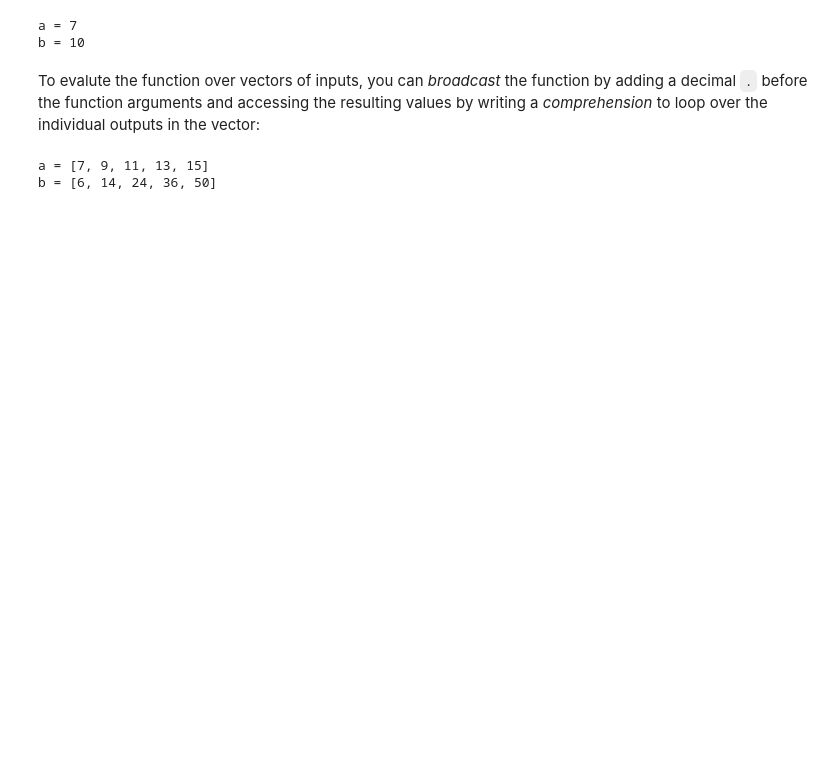
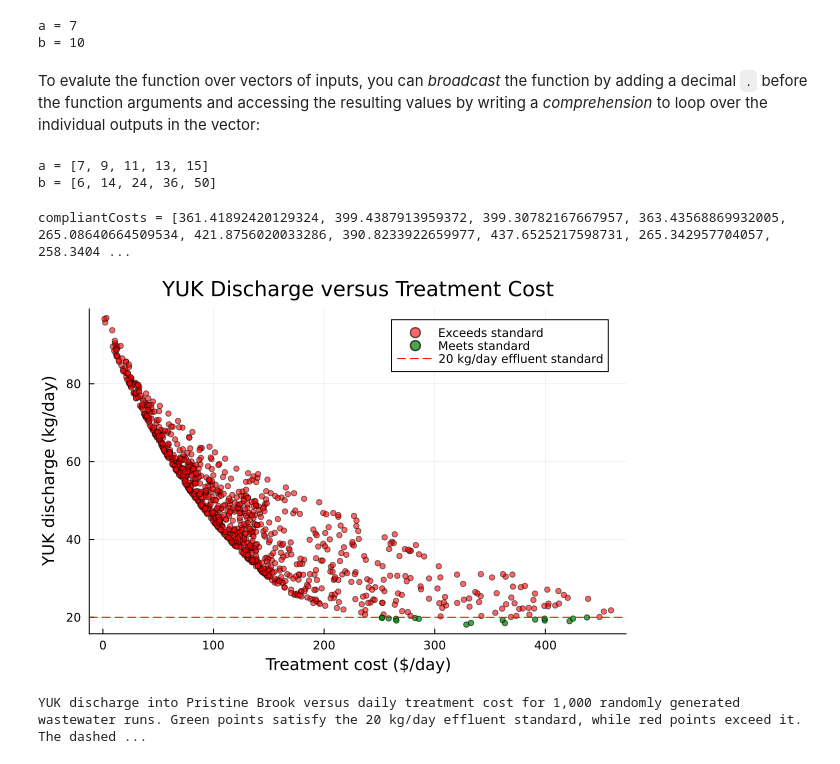
Before and after one commit to WilliamDignam117/HW1, a Jupyter notebook: hw01.ipynb, the cells around one changed output. Cells and saved outputs as stored; diff of their text form; code cells hidden in the pictures; blank space fills up the shorter version.

```diff
--- a/hw01.ipynb
+++ b/hw01.ipynb
@@ -348,3 +724,81 @@ b = [out[2] for out in output]
 # %% [output]
 a = [7, 9, 11, 13, 15]
 b = [6, 14, 24, 36, 50]
+# %%
+# Compute YUK discharge and cost for one wastewater allocation/run
+function treatment_model(x1, x2, x3)
+    # YUK reaching the brook from each disposal method
+    land_yuk = 0.20 * x1
+    chemical_efficiency = 1 - 0.005 * x2
+    chemical_yuk = (1 - chemical_efficiency) * x2
+    direct_yuk = x3
+
+    # Total YUK discharge in kg/day
+    yuk_discharge = land_yuk + chemical_yuk + direct_yuk
+
+    # Total treatment cost in dollars/day
+    treatment_cost = x1^2 / 20 + 1.50 * x2
+
+    return (yuk_discharge, treatment_cost)
+end
+
+#For 1000 Runs:
+Random.seed!(1000)
+
+# Each column is a run whose components add to 100 m³/day
+runs = 100 .* rand(Dirichlet(ones(3)), 1000)
+
+x1 = runs[1, :]  #land disposal
+x2 = runs[2, :]  #chemical treatment
+x3 = runs[3, :]  #direct discharge
+
+#For combining results to all 1,000 runs
+results = treatment_model.(x1, x2, x3)
+
+yuk_discharge = [result[1] for result in results]
+treatment_cost = [result[2] for result in results]
+
+# Identify what meets the 20 kg/day standard
+compliant = yuk_discharge .<= 20
+compliantCosts = treatment_cost[compliant]
+#@show results;
+#@show compliant;
+@show compliantCosts;
+
+
+p = scatter(
+    treatment_cost[.!compliant],
+    yuk_discharge[.!compliant],
+    label = "Exceeds standard",
+    color = :red,
+    alpha = 0.6,
+    markersize = 3,
+    xlabel = "Treatment cost (\$/day)",
+    ylabel = "YUK discharge (kg/day)",
+    title = "YUK Discharge versus Treatment Cost"
+)
+
+scatter!(
+    p,
+    treatment_cost[compliant],
+    yuk_discharge[compliant],
+    label = "Meets standard",
+    color = :green,
+    alpha = 0.7,
+    markersize = 3
+)
+
+hline!(
+    p,
+    [20],
+    label = "20 kg/day effluent standard",
+    color = :red,
+    linestyle = :dash
+)
+
+display(p)
+print("YUK discharge into Pristine Brook versus daily treatment cost for 1,000 randomly generated wastewater runs. Green points satisfy the 20 kg/day effluent standard, while red points exceed it. The dashed line represents the maximum permitted YUK discharge")
+# %% [output]
+compliantCosts = [361.41892420129324, 399.4387913959372, 399.30782167667957, 363.43568869932005, 265.08640664509534, 421.8756020033286, 390.8233922659977, 437.6525217598731, 265.342957704057, 258.3404 ...
+[figure, added]
+YUK discharge into Pristine Brook versus daily treatment cost for 1,000 randomly generated wastewater runs. Green points satisfy the 20 kg/day effluent standard, while red points exceed it. The dashed ...
```
Also changed, not shown: parts of 16 cells of this notebook.
